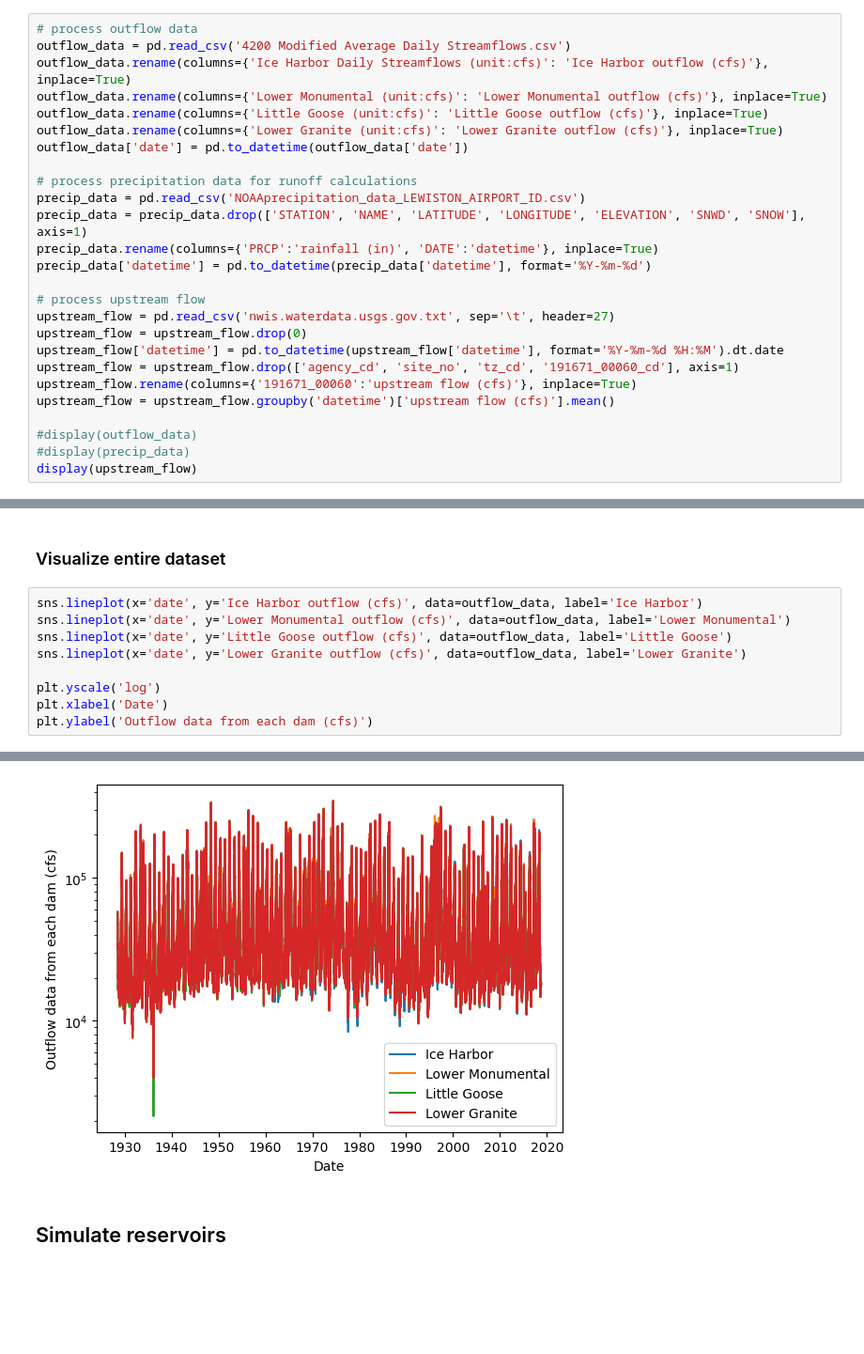
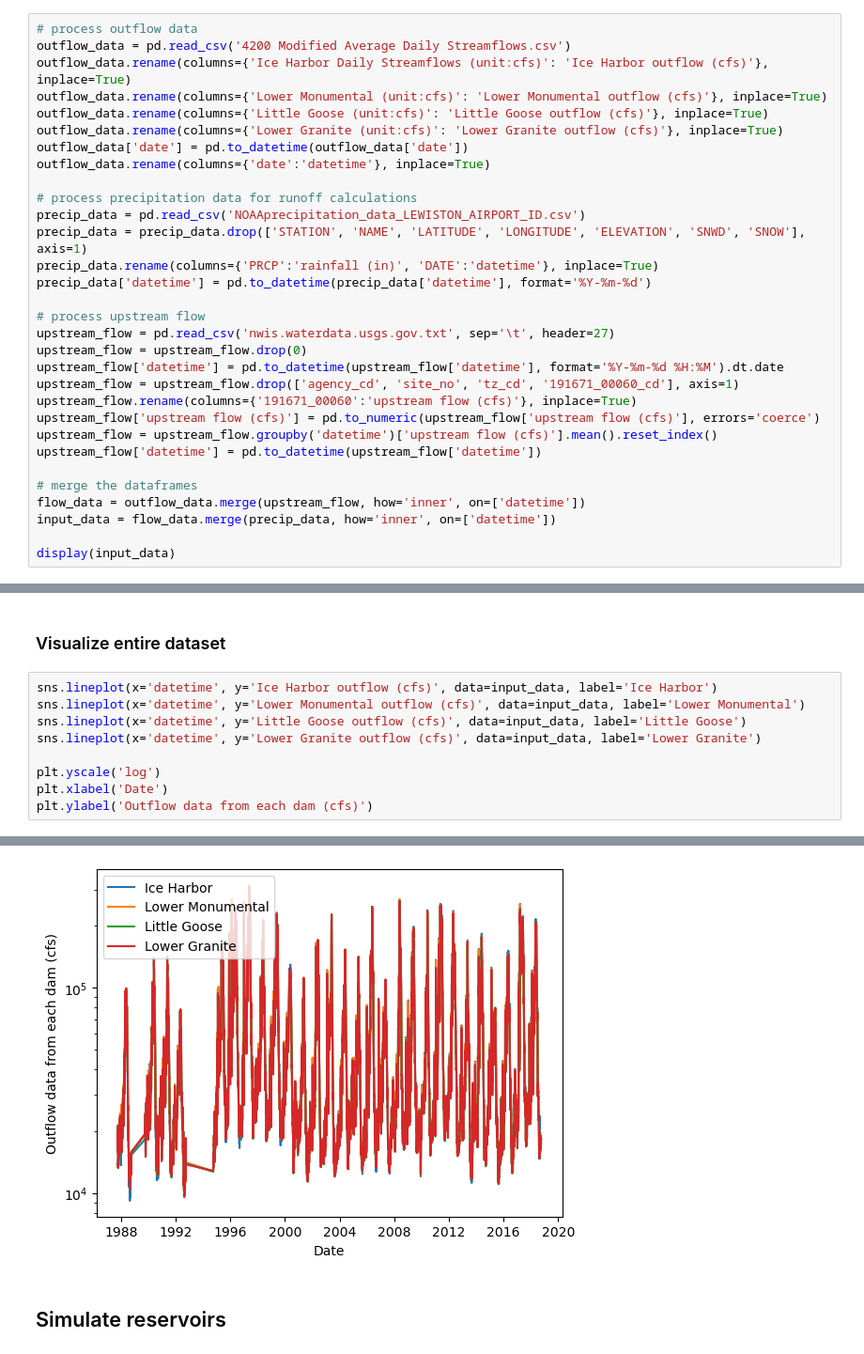
Before and after one commit to clairewang23/columbia_river_model, a Jupyter notebook: model drafting.ipynb, the cells around one changed output, grey strips where cells are left out. Shown at 94% size. Cells and saved outputs as stored; diff of their text form; blank space fills up the shorter version.

```diff
--- a/model drafting.ipynb
+++ b/model drafting.ipynb
@@ -13,6 +13,7 @@ outflow_data.rename(columns={'Lower Monumental (unit:cfs)': 'Lower Monumental ou
 outflow_data.rename(columns={'Little Goose (unit:cfs)': 'Little Goose outflow (cfs)'}, inplace=True)
 outflow_data.rename(columns={'Lower Granite (unit:cfs)': 'Lower Granite outflow (cfs)'}, inplace=True)
 outflow_data['date'] = pd.to_datetime(outflow_data['date'])
+outflow_data.rename(columns={'date':'datetime'}, inplace=True)
 
 # process precipitation data for runoff calculations
 precip_data = pd.read_csv('NOAAprecipitation_data_LEWISTON_AIRPORT_ID.csv')
@@ -26,9 +27,13 @@ upstream_flow = upstream_flow.drop(0)
 upstream_flow['datetime'] = pd.to_datetime(upstream_flow['datetime'], format='%Y-%m-%d %H:%M').dt.date
 upstream_flow = upstream_flow.drop(['agency_cd', 'site_no', 'tz_cd', '191671_00060_cd'], axis=1)
 upstream_flow.rename(columns={'191671_00060':'upstream flow (cfs)'}, inplace=True)
-upstream_flow = upstream_flow.groupby('datetime')['upstream flow (cfs)'].mean()
+upstream_flow['upstream flow (cfs)'] = pd.to_numeric(upstream_flow['upstream flow (cfs)'], errors='coerce')
+upstream_flow = upstream_flow.groupby('datetime')['upstream flow (cfs)'].mean().reset_index()
+upstream_flow['datetime'] = pd.to_datetime(upstream_flow['datetime'])
 
-#display(outflow_data)
-#display(precip_data)
-display(upstream_flow)
+# merge the dataframes
+flow_data = outflow_data.merge(upstream_flow, how='inner', on=['datetime'])
+input_data = flow_data.merge(precip_data, how='inner', on=['datetime'])
+
+display(input_data)
 # %% [output]
@@ -50,17 +67,17 @@ Text(0, 0.5, 'Outflow data from each dam (cfs)')
 # %% [markdown]
 ### Visualize entire dataset
 # %%
-sns.lineplot(x='date', y='Ice Harbor outflow (cfs)', data=outflow_data, label='Ice Harbor')
-sns.lineplot(x='date', y='Lower Monumental outflow (cfs)', data=outflow_data, label='Lower Monumental')
-sns.lineplot(x='date', y='Little Goose outflow (cfs)', data=outflow_data, label='Little Goose')
-sns.lineplot(x='date', y='Lower Granite outflow (cfs)', data=outflow_data, label='Lower Granite')
+sns.lineplot(x='datetime', y='Ice Harbor outflow (cfs)', data=input_data, label='Ice Harbor')
+sns.lineplot(x='datetime', y='Lower Monumental outflow (cfs)', data=input_data, label='Lower Monumental')
+sns.lineplot(x='datetime', y='Little Goose outflow (cfs)', data=input_data, label='Little Goose')
+sns.lineplot(x='datetime', y='Lower Granite outflow (cfs)', data=input_data, label='Lower Granite')
 
 plt.yscale('log')
 plt.xlabel('Date')
 plt.ylabel('Outflow data from each dam (cfs)')
 # %% [output]
 Text(0, 0.5, 'Outflow data from each dam (cfs)')
-[figure, old version]
+[figure, new version]
 # %% [markdown]
 ## Simulate reservoirs
 # %%
```
Also changed, not shown: parts of 2 cells of this notebook.
